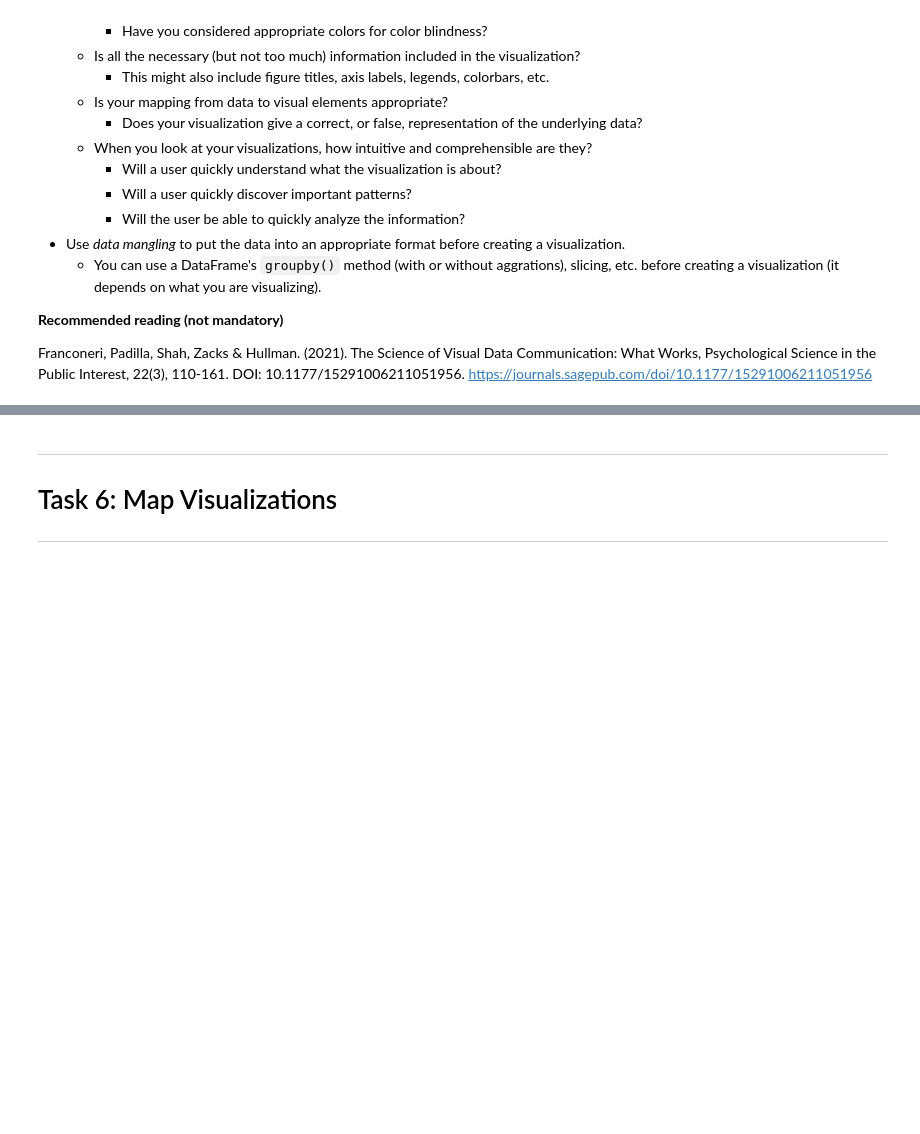
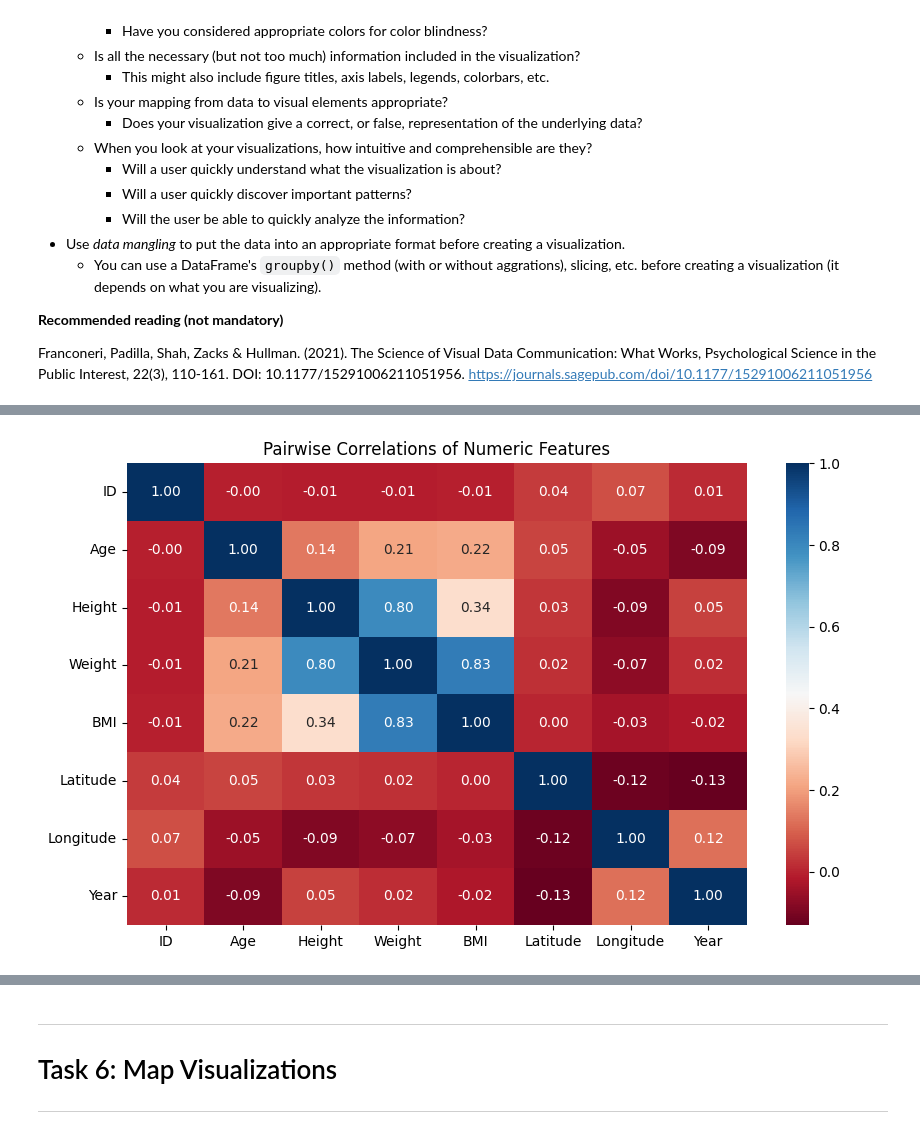
Before and after one commit to 05c4r-1337/DataVisAssignment, a Jupyter notebook: assignment.ipynb, the cells around one changed output, grey strips where cells are left out. Cells and saved outputs as stored; diff of their text form; code cells hidden in the pictures; blank space fills up the shorter version.

```diff
--- a/assignment.ipynb
+++ b/assignment.ipynb
@@ -1298,6 +1359,18 @@ Create a `heatmap` showing the pariwise correlations of the numeric features (co
 </details>
 # %%
 # TODO: Write your code here to visualize pairwise correlations of the numeric featues (columns) using a heat map.
+
+numeric_features = ["ID", "Age", "Height", "Weight", "BMI", "Latitude", "Longitude", "Year"]
+corr_matrix = df[numeric_features].corr()
+
+#vet inte vad det är för colormap
+plt.figure(figsize=(10, 6))
+sns.heatmap(corr_matrix, annot=True, cmap="RdBu", fmt=".2f")
+
+plt.title("Pairwise Correlations of Numeric Features")
+plt.show()
+# %% [output]
+[figure, added]
 # %% [markdown]
 ---
 ## Task 5.3 Visualize Atheltes' Weight versus Height per Sex with a `lineplot`
```
Also changed, not shown: parts of 6 cells of this notebook.
